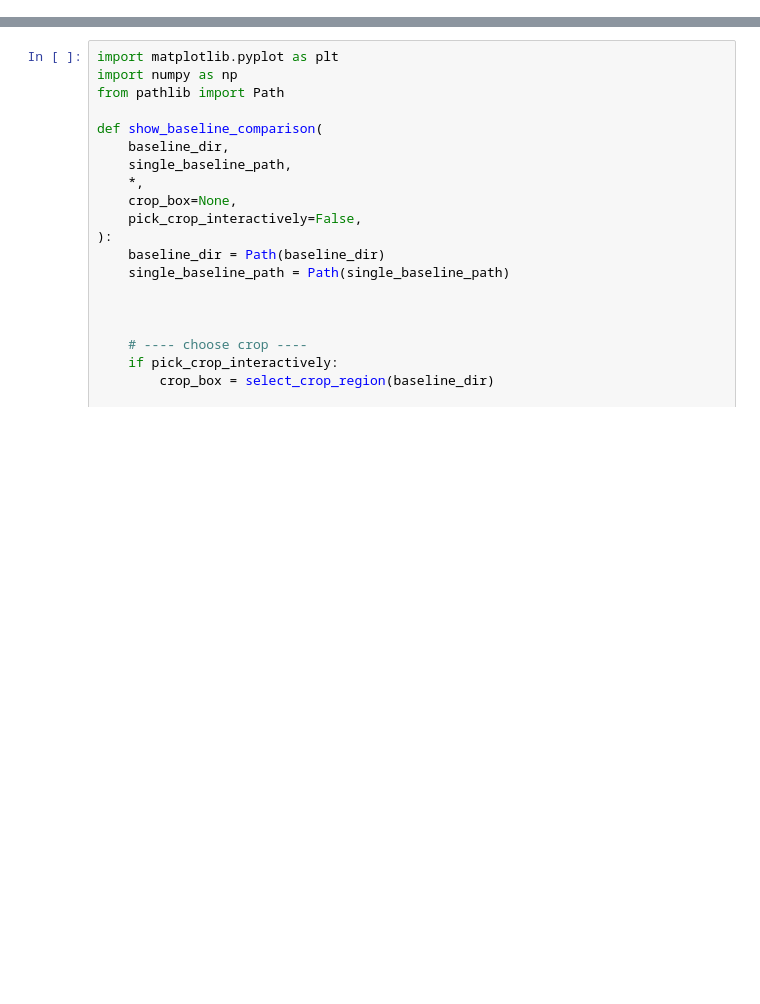
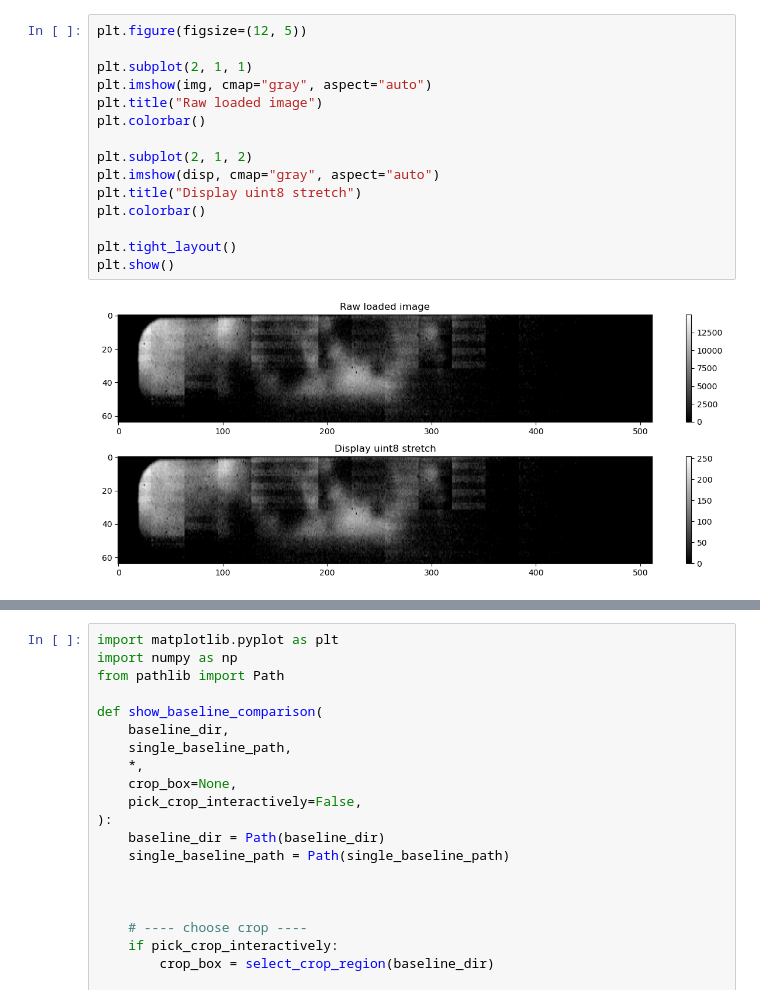
Before and after one commit to ahad-notes/zap-hd-uw, a Jupyter notebook: schlieren/schlieren_processing_pipeline.ipynb, the cells around one changed output, grey strips where cells are left out. Drawn from its saved outputs; the diff is of its cells as text; blank space fills up the shorter version.

```diff
--- a/schlieren/schlieren_processing_pipeline.ipynb
+++ b/schlieren/schlieren_processing_pipeline.ipynb
@@ -712,0 +784,17 @@ x=74, y=254, w=742, h=100
+# %%
+plt.figure(figsize=(12, 5))
+
+plt.subplot(2, 1, 1)
+plt.imshow(img, cmap="gray", aspect="auto")
+plt.title("Raw loaded image")
+plt.colorbar()
+
+plt.subplot(2, 1, 2)
+plt.imshow(disp, cmap="gray", aspect="auto")
+plt.title("Display uint8 stretch")
+plt.colorbar()
+
+plt.tight_layout()
+plt.show()
+# %% [output]
+[figure, added]
```
Also changed, not shown: parts of 6 cells of this notebook, 1 other file.
